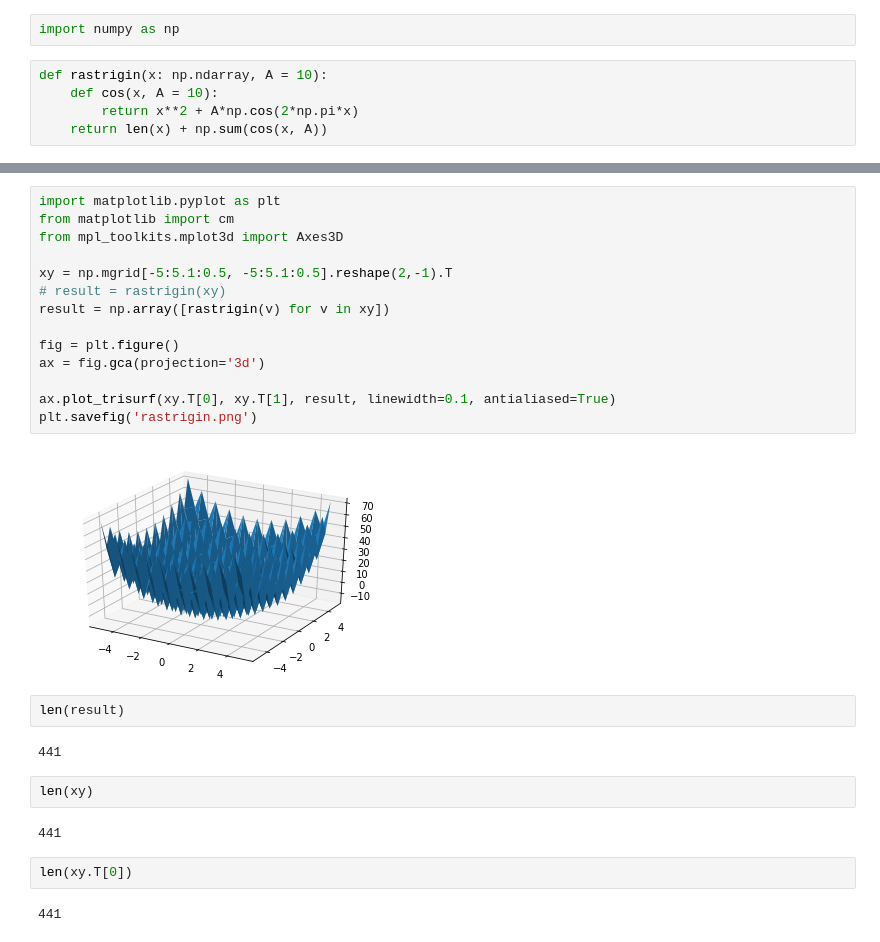
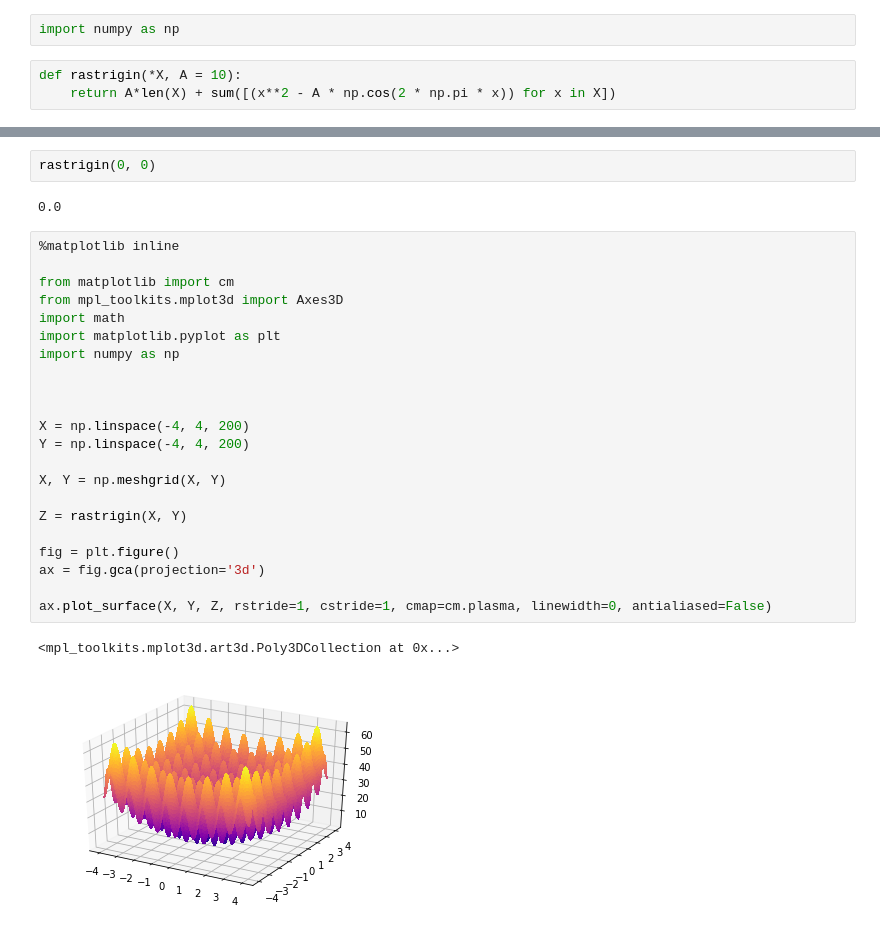
Before and after one commit to auxein/auxein, a Jupyter notebook: notebooks/rastrigin.ipynb, the cells around one changed output, grey strips where cells are left out. Cells and saved outputs as stored; diff of their text form.

```diff
--- a/notebooks/rastrigin.ipynb
+++ b/notebooks/rastrigin.ipynb
@@ -1,7 +1,5 @@
 # %%
 import numpy as np
 # %%
-def rastrigin(x: np.ndarray, A = 10):
-    def cos(x, A = 10):
-        return x**2 + A*np.cos(2*np.pi*x)
-    return len(x) + np.sum(cos(x, A))
+def rastrigin(*X, A = 10):
+    return A*len(X) + sum([(x**2 - A * np.cos(2 * np.pi * x)) for x in X])
@@ -11,28 +6,29 @@ def rastrigin(x: np.ndarray, A = 10):
-# %%
-import matplotlib.pyplot as plt
-from matplotlib import cm
-from mpl_toolkits.mplot3d import Axes3D
-
-xy = np.mgrid[-5:5.1:0.5, -5:5.1:0.5].reshape(2,-1).T
-# result = rastrigin(xy)
-result = np.array([rastrigin(v) for v in xy])
-
-fig = plt.figure()
-ax = fig.gca(projection='3d')
-
-ax.plot_trisurf(xy.T[0], xy.T[1], result, linewidth=0.1, antialiased=True)
-plt.savefig('rastrigin.png')
-# %% [output]
-[figure, removed]
-# %%
-len(result)
-# %% [output]
-441
-# %%
-len(xy)
-# %% [output]
-441
-# %%
-len(xy.T[0])
-# %% [output]
-441
+# %%
+rastrigin(0, 0)
+# %% [output]
+0.0
+# %%
+%matplotlib inline
+
+from matplotlib import cm
+from mpl_toolkits.mplot3d import Axes3D
+import math
+import matplotlib.pyplot as plt
+import numpy as np
+
+
+
+X = np.linspace(-4, 4, 200)
+Y = np.linspace(-4, 4, 200)
+
+X, Y = np.meshgrid(X, Y)
+
+Z = rastrigin(X, Y)
+
+fig = plt.figure()
+ax = fig.gca(projection='3d')
+
+ax.plot_surface(X, Y, Z, rstride=1, cstride=1, cmap=cm.plasma, linewidth=0, antialiased=False)
+# %% [output]
+<mpl_toolkits.mplot3d.art3d.Poly3DCollection at 0x...>
+[figure, added]
```
Also changed, not shown: parts of 12 cells of this notebook.
